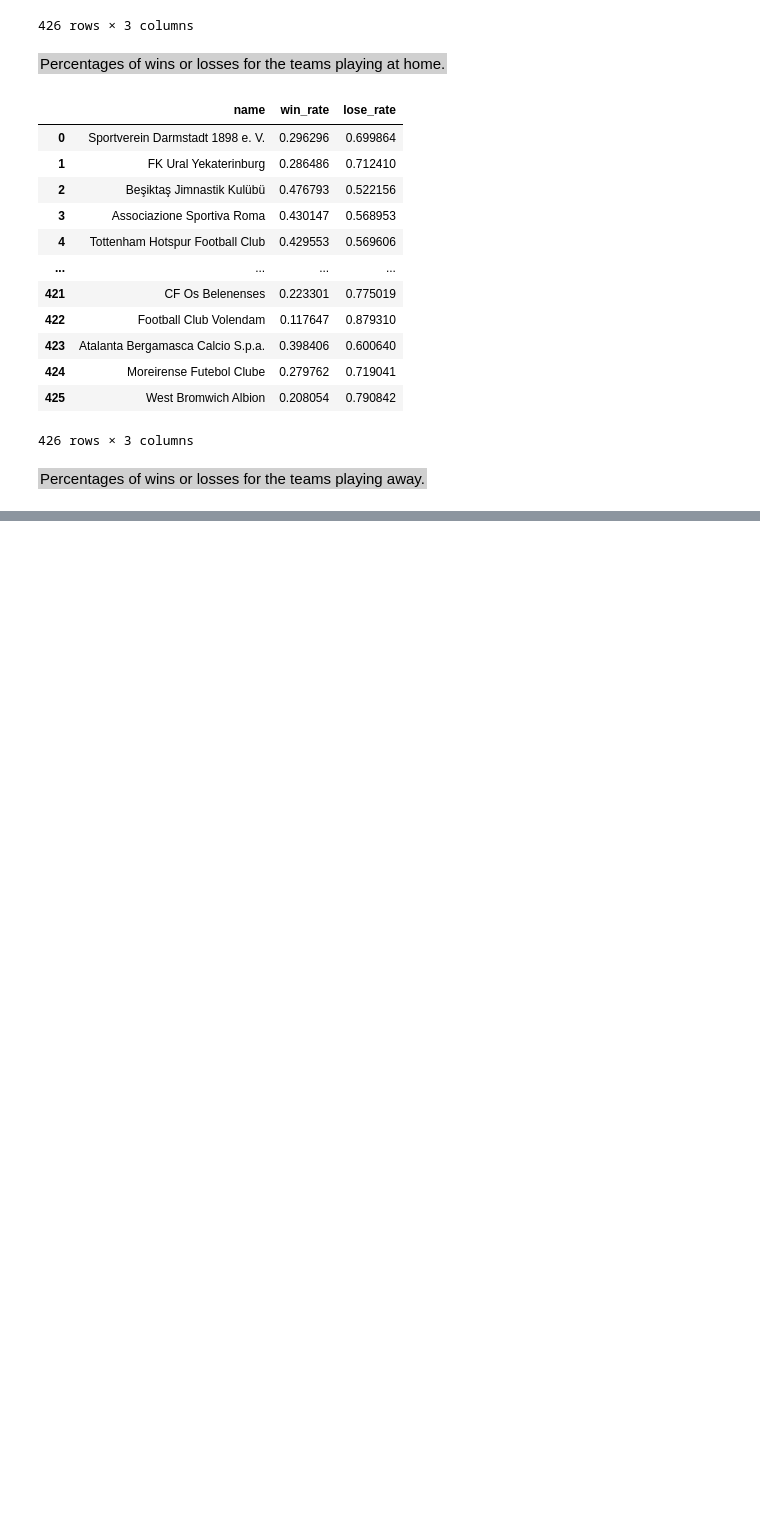
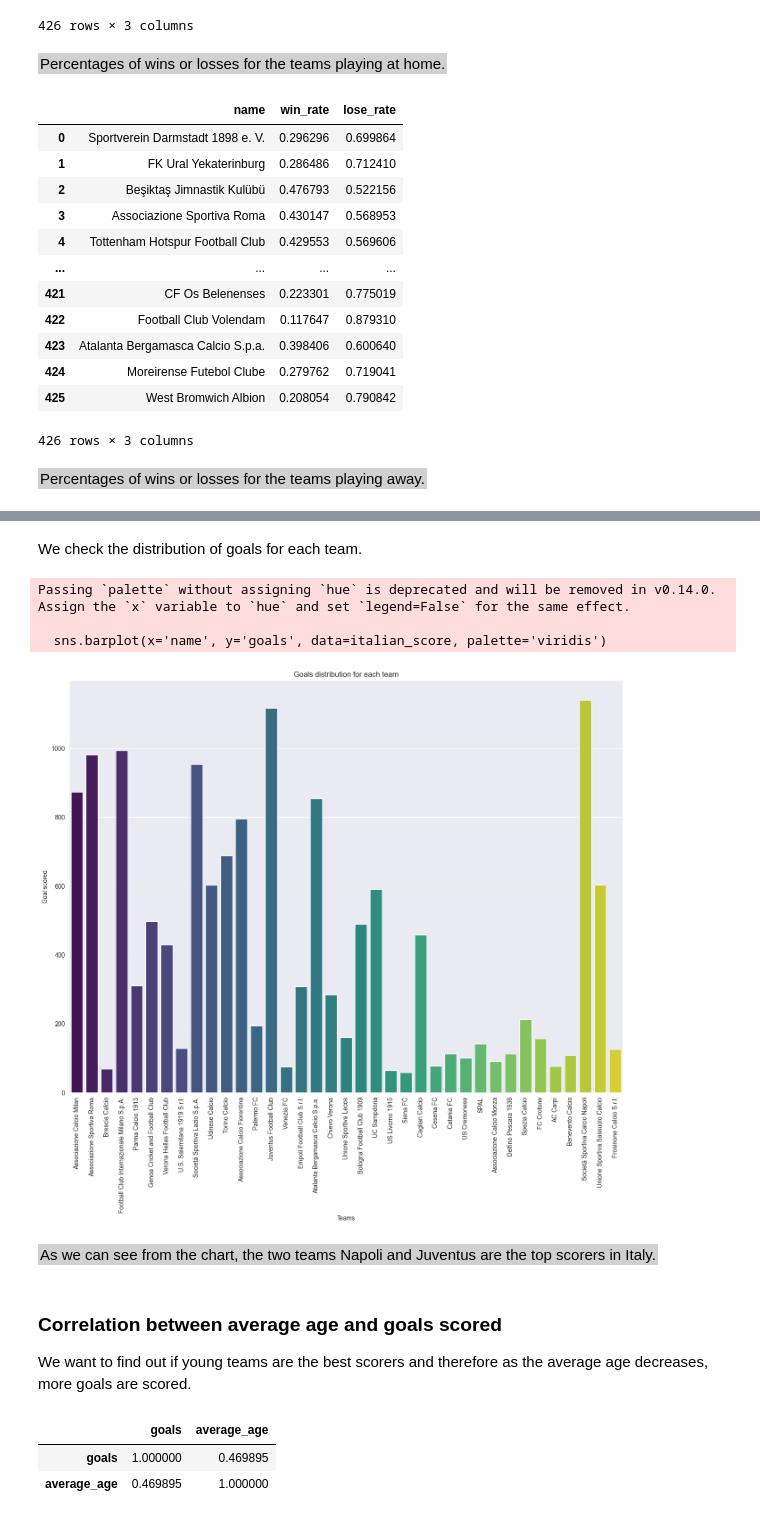
Before and after one commit to ZakAbourida/IUM-TWEB-UniTo, a Jupyter notebook: MainDirectory/Python Part/DataAnalysis.ipynb, the cells around one changed output, grey strips where cells are left out. Cells and saved outputs as stored; diff of their text form; code cells hidden in the pictures; blank space fills up the shorter version.

```diff
--- a/MainDirectory/Python Part/DataAnalysis.ipynb
+++ b/MainDirectory/Python Part/DataAnalysis.ipynb
@@ -992,0 +999,5 @@ merge_club_away[['name', 'win_rate', 'lose_rate']]
+# %%
+club_goals = pd.merge(club_games_df.groupby('club_id')['own_goals'].sum(), clubs_df, left_on='club_id',right_on='club_id')
+club_goals.rename(columns={'own_goals':'goals'},inplace=True)
+italian_score = club_goals[club_goals['domestic_competition_id'] == 'IT1']
+english_score = club_goals[club_goals['domestic_competition_id'] == 'GB1']
@@ -992,0 +1006,3 @@ merge_club_away[['name', 'win_rate', 'lose_rate']]
+# %%
+italian_score.reset_index(inplace=True)
+italian_score
@@ -992,0 +1027,30 @@ merge_club_away[['name', 'win_rate', 'lose_rate']]
+# %% [markdown]
+We check the distribution of goals for each team.
+# %%
+plt.figure(figsize=(16, 12))
+sns.barplot(x='name', y='goals', data=italian_score, palette='viridis')
+
+plt.title('Goals distribution for each team')
+plt.xlabel('Teams')
+plt.ylabel('Goal scored')
+plt.xticks(rotation= 90)
+
+plt.show()
+# %% [output]
+Passing `palette` without assigning `hue` is deprecated and will be removed in v0.14.0. Assign the `x` variable to `hue` and set `legend=False` for the same effect.
+
+  sns.barplot(x='name', y='goals', data=italian_score, palette='viridis')
+[figure, added]
+# %% [markdown]
+<span style="background-color: #d0d0d0; color: black; padding: 2px;">As we can see from the chart, the two teams Napoli and Juventus are the top scorers in Italy.
+</span>
+# %% [markdown]
+### Correlation between average age and goals scored
+We want to find out if young teams are the best scorers and therefore as the average age decreases, more goals are scored.
+# %%
+italian_corr = italian_score[['goals','average_age']].corr()
+italian_corr
+# %% [output]
+|  | goals | average_age |
+| goals | 1.000000 | 0.469895 |
+| average_age | 0.469895 | 1.000000 |
```
Also changed, not shown: parts of 14 cells of this notebook.
